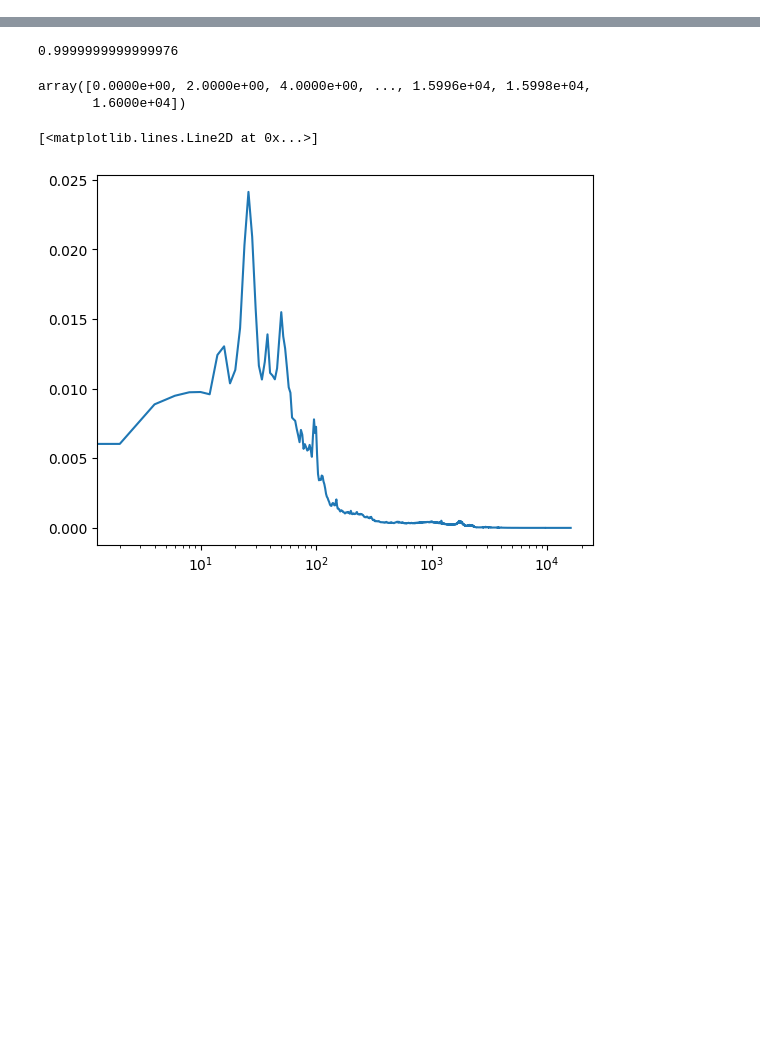
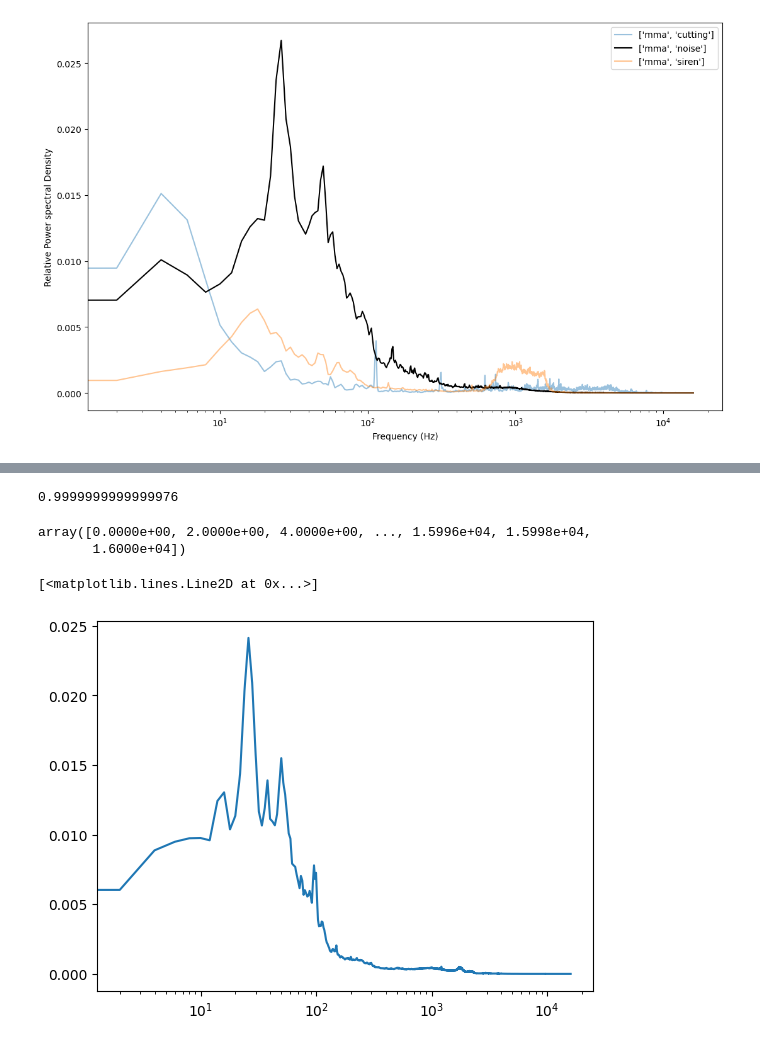
Before and after one commit to JoaquinRMorales/fusa_noise, a Jupyter notebook: Experiments.ipynb, the cells around one changed output, grey strips where cells are left out. Saved outputs shown, nothing was run; the diff lists cells and outputs as text; code cells hidden in the pictures; blank space fills up the shorter version.

```diff
--- a/Experiments.ipynb
+++ b/Experiments.ipynb
@@ -120,0 +143,4 @@ wp.norm_PSD_plot(df = df, station = ['capta_002', 'campus_miraflores', 'mma'], l
+# %%
+wp.norm_PSD_plot(df = df, station = ['mma'], label = ['noise', 'cutting', 'siren'])
+# %% [output]
+[figure, added]
```
Also changed, not shown: parts of 28 cells of this notebook, 3 other files.
